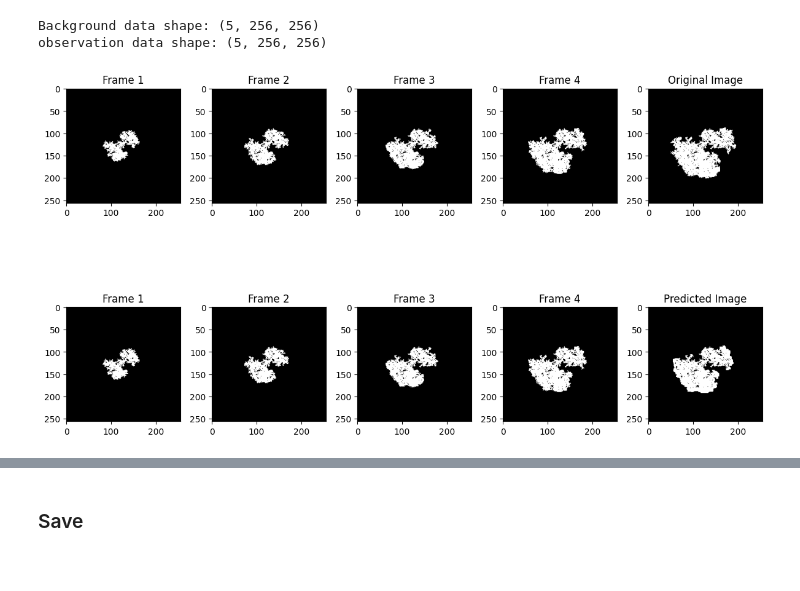
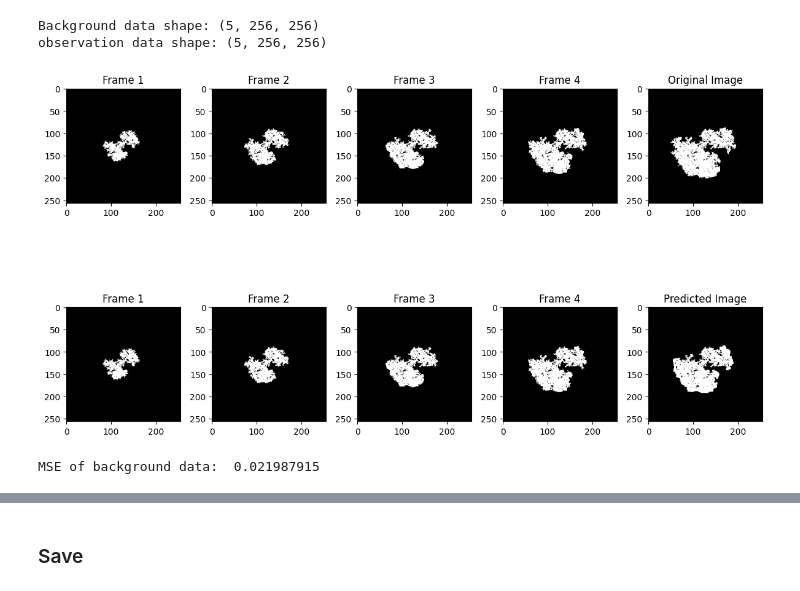
Before and after one commit to leomok82/VAE-project, a Jupyter notebook: task1.ipynb, the cells around one changed output, grey strips where cells are left out. Drawn from its saved outputs; the diff is of its cells as text; code cells hidden in the pictures.

```diff
--- a/task1.ipynb
+++ b/task1.ipynb
@@ -647,48 +666,17 @@ print(f"observation data shape: {np.shape(obs_data)}")
 # %% [output]
 Background data shape: (5, 256, 256)
 observation data shape: (5, 256, 256)
-# %%
-# Convert background_data to tensor and add batch and sequence dimensions
-background_input = background_data[:4]
-background_output = background_data[4]
-background_input_tensor = torch.tensor(background_input.astype(np.float32)).unsqueeze(0).unsqueeze(2).to(device)
-
-# Set the model to evaluation mode
-model.eval()
-
-# Predict the fifth image using the first four images
-with torch.no_grad():
-    predicted_output = model(background_input_tensor)
-
-# Convert predicted output to numpy array
-predicted_output = predicted_output.squeeze(0).squeeze(0).cpu().numpy()
-predicted_output = (predicted_output >= 0.5).astype(np.float32)
-
-# Plot original sequence and predicted sequence
-plt.figure(figsize=(12, 8))
-
-# Plot original sequence
-for i in range(background_input.shape[0]):
-    plt.subplot(2, background_input.shape[0] + 1, i + 1)
-    plt.imshow(background_input[i], cmap='gray')
-    plt.title(f'Frame {i + 1}')
-
-for i in range(background_input.shape[0]):
-    plt.subplot(2, background_input.shape[0] + 1, i + sample.shape[1] + 2)
-    plt.imshow(background_input[i], cmap='gray')
-    plt.title(f'Frame {i + 1}')
-
-# Plot target sequence
-plt.subplot(2, background_input.shape[0] + 1, background_input.shape[0] + 1)
-plt.imshow(background_output, cmap='gray')
-plt.title('Original Image')
-
-# Plot predicted sequence
-plt.subplot(2, background_input.shape[0] + 1, background_input.shape[0]*2 + 2)  # Adjusted subplot position
-plt.imshow(predicted_output, cmap='gray')
-plt.title('Predicted Image')
-
-plt.tight_layout()
-plt.show()
-# %% [output]
-[figure, removed]
+# %%
+# Convert background_data to tensor and add batch and sequence dimensions
+background_input = background_data[:4]
+background_output = background_data[4]
+background_input_tensor = torch.tensor(background_input.astype(np.float32)).unsqueeze(0).unsqueeze(2).to(device)
+
+predicted_output = predict_image(model, background_input_tensor)
+plot_sequences(background_input, background_output, predicted_output)
+
+background_mse = mean_squared_error(background_output, predicted_output)
+print('MSE of background data: ', background_mse)
+# %% [output]
+[figure, added]
+MSE of background data:  0.021987915
```
Also changed, not shown: parts of 17 cells of this notebook.
